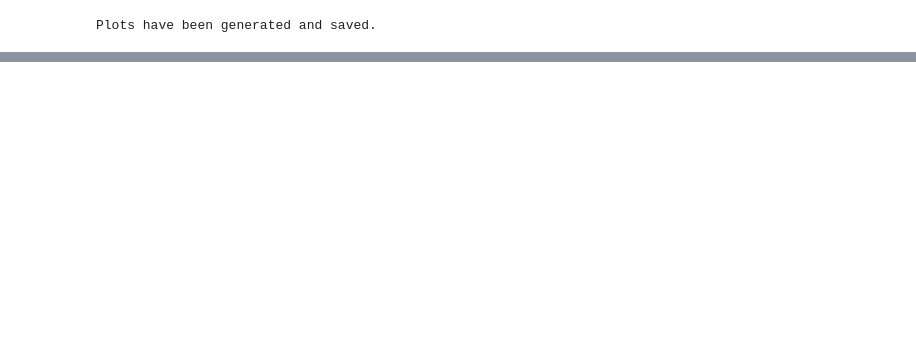
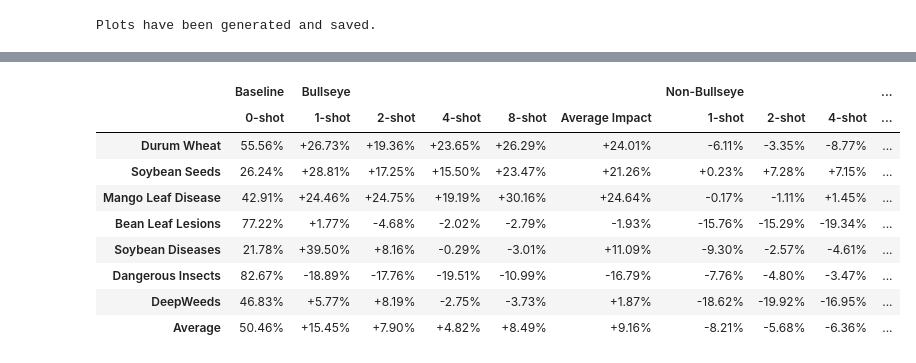
Before and after one commit to arbab-ml/AgEval, a Jupyter notebook: all_llms_analysis.ipynb, the cells around one changed output, grey strips where cells are left out. Drawn from its saved outputs; the diff is of its cells as text; code cells hidden in the pictures; blank space fills up the shorter version.

Commit message:
bullseye added

```diff
--- a/all_llms_analysis.ipynb
+++ b/all_llms_analysis.ipynb
@@ -942,0 +929,13 @@ Plots have been generated and saved.
+# %%
+df_results.head(10)
+# %% [output]
+|  | Baseline | Bullseye |  |  |  |  | Non-Bullseye |  |  | ... |
+|  | 0-shot | 1-shot | 2-shot | 4-shot | 8-shot | Average Impact | 1-shot | 2-shot | 4-shot | ... |
+| Durum Wheat | 55.56% | +26.73% | +19.36% | +23.65% | +26.29% | +24.01% | -6.11% | -3.35% | -8.77% | ... |
+| Soybean Seeds | 26.24% | +28.81% | +17.25% | +15.50% | +23.47% | +21.26% | +0.23% | +7.28% | +7.15% | ... |
+| Mango Leaf Disease | 42.91% | +24.46% | +24.75% | +19.19% | +30.16% | +24.64% | -0.17% | -1.11% | +1.45% | ... |
+| Bean Leaf Lesions | 77.22% | +1.77% | -4.68% | -2.02% | -2.79% | -1.93% | -15.76% | -15.29% | -19.34% | ... |
+| Soybean Diseases | 21.78% | +39.50% | +8.16% | -0.29% | -3.01% | +11.09% | -9.30% | -2.57% | -4.61% | ... |
+| Dangerous Insects | 82.67% | -18.89% | -17.76% | -19.51% | -10.99% | -16.79% | -7.76% | -4.80% | -3.47% | ... |
+| DeepWeeds | 46.83% | +5.77% | +8.19% | -2.75% | -3.73% | +1.87% | -18.62% | -19.92% | -16.95% | ... |
+| Average | 50.46% | +15.45% | +7.90% | +4.82% | +8.49% | +9.16% | -8.21% | -5.68% | -6.36% | ... |
```
Also changed, not shown: parts of 19 cells of this notebook, 8 other files.
